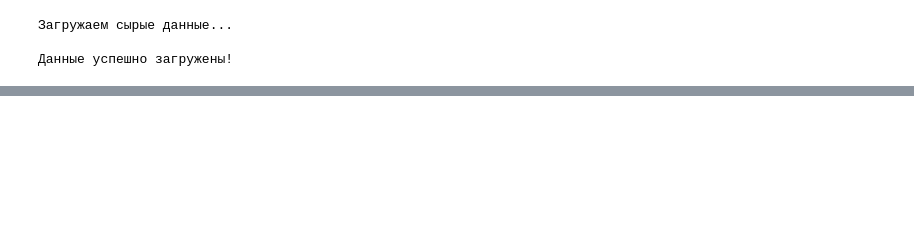
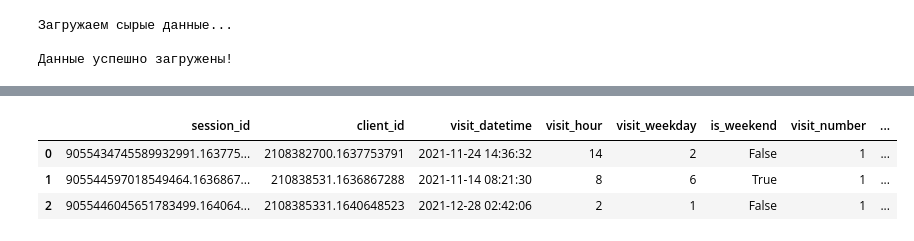
Before and after one commit to ListAloe/MIFIHackatonSberAutoSubscriptionAnalysis, a Jupyter notebook: notebooks/data_preprocessing/data_preprocessing.ipynb, the cells around one changed output, grey strips where cells are left out. Cells and saved outputs as stored; diff of their text form; code cells hidden in the pictures; blank space fills up the shorter version.

```diff
--- a/notebooks/data_preprocessing/data_preprocessing.ipynb
+++ b/notebooks/data_preprocessing/data_preprocessing.ipynb
@@ -482,0 +145,71 @@ print(f"Данные сохранены в: {data_out}")
+# %%
+# Копируем данные
+sessions = sessions_raw.copy()
+
+# Объединяем 'visit_date' и 'visit_time' в 'visit_datetime'
+sessions['visit_datetime'] = pd.to_datetime(
+    sessions['visit_date'].astype(str) + ' ' + sessions['visit_time'].astype(str),
+    errors='coerce'
+)
+
+# Удаляем старые столбцы 'visit_date' и 'visit_time'
+sessions.drop(columns=['visit_date', 'visit_time'], inplace=True)
+
+# Вставляем 'visit_datetime' после 'client_id'
+sessions.insert(sessions.columns.get_loc('client_id') + 1, 'visit_datetime', sessions.pop('visit_datetime'))
+
+# Извлекаем дополнительные данные из 'visit_datetime'
+sessions['visit_hour'] = sessions['visit_datetime'].dt.hour
+sessions['visit_weekday'] = sessions['visit_datetime'].dt.weekday
+sessions['is_weekend'] = sessions['visit_weekday'] >= 5
+
+# Добавляем новые столбцы после 'visit_datetime'
+for col in ['is_weekend', 'visit_weekday', 'visit_hour']:
+    sessions.insert(sessions.columns.get_loc('visit_datetime') + 1, col, sessions.pop(col))
+
+# Удаляем ненужный столбец 'device_model'
+sessions.drop(columns=['device_model'], inplace=True)
+
+# Выделяем два отдельных признака высоту и ширину экрана
+resolution = (
+        sessions['device_screen_resolution']
+        .str.extract(r'(?P<screen_width>\d+)x(?P<screen_height>\d+)')
+    )
+
+sessions['screen_width'] = resolution['screen_width'].astype('Int32')
+sessions['screen_height'] = resolution['screen_height'].astype('Int32')
+
+# Удаляем старый столбец 'device_screen_resolution'
+sessions.drop(columns=['device_screen_resolution'], inplace=True)
+
+# Приводим столбцы к правильным типам и заменяем значения
+sessions = sessions.convert_dtypes()
+
+# Заменяем значения в нескольких столбцах на pd.NA
+replace_dict = {
+    'utm_medium': ['(none)', 'nan', '(not set)', 'NaN', 'None', ''],
+    'utm_adcontent': ['(none)', 'nan', '(not set)', 'NaN', 'None', ''],
+    'utm_keyword': ['(none)', 'nan', '(not set)', 'NaN', 'None', ''],
+    'device_os': ['(none)', 'nan', '(not set)', 'NaN', 'None', ''],
+    'device_brand': ['(none)', 'nan', '(not set)', 'NaN', 'None', ''],
+    'geo_country': ['(none)', 'nan', '(not set)', 'NaN', 'None', ''],
+    'geo_city': ['(none)', 'nan', '(not set)', 'NaN', 'None', ''],
+    'screen_width':[0],
+    'screen_height': [0]
+
+}
+
+for col, values in replace_dict.items():
+    for value in values:
+        sessions[col] = sessions[col].replace(value, pd.NA)
+
+# Удаляем строки с пропущенным значением (количество <100 строк)
+sessions.dropna(subset=['utm_source'], inplace=True)
+sessions.dropna(subset=['screen_width'], inplace=True)
+sessions.dropna(subset=['screen_height'], inplace=True)
+
+# Генерация отчета
+generate_summary(sessions, "Данные сессий")
+for col in sessions.columns:
+    analyze_column(sessions, col, max_display=100)
+# %% [output]
@@ -482,0 +233,4 @@ print(f"Данные сохранены в: {data_out}")
+|  | session_id | client_id | visit_datetime | visit_hour | visit_weekday | is_weekend | visit_number | ... |
+| 0 | 9055434745589932991.163775... | 2108382700.1637753791 | 2021-11-24 14:36:32 | 14 | 2 | False | 1 | ... |
+| 1 | 905544597018549464.1636867... | 210838531.1636867288 | 2021-11-14 08:21:30 | 8 | 6 | True | 1 | ... |
+| 2 | 9055446045651783499.164064... | 2108385331.1640648523 | 2021-12-28 02:42:06 | 2 | 1 | False | 1 | ... |
```
Also changed, not shown: parts of 15 cells of this notebook, 2 other files.
